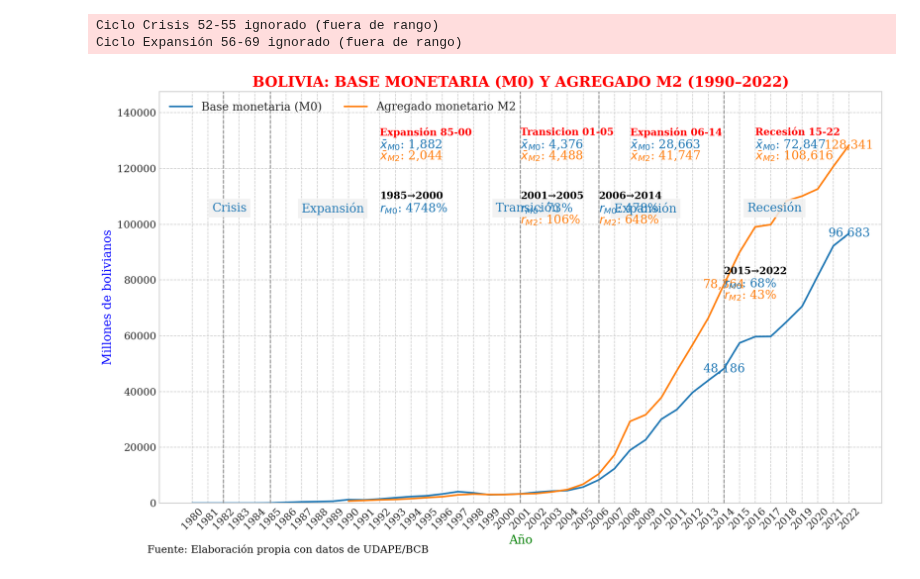
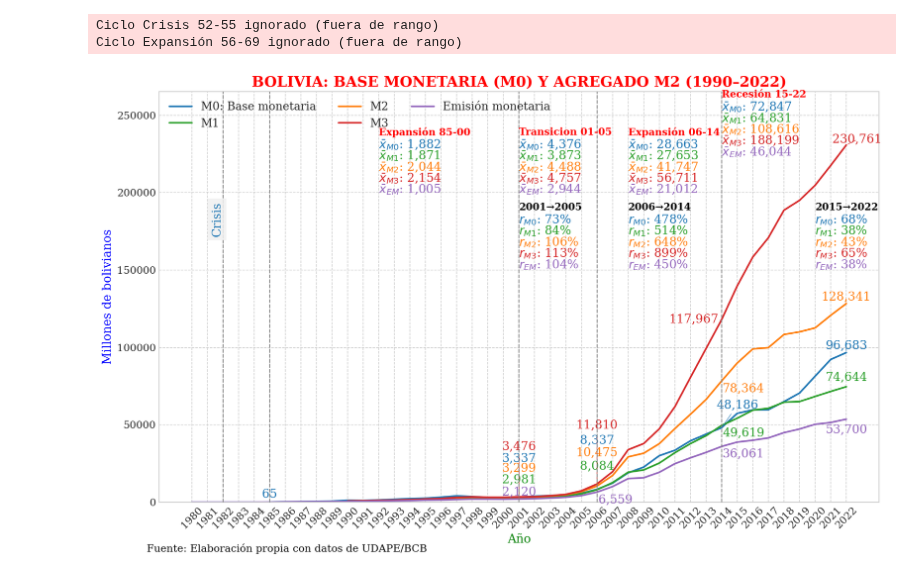
Before and after one commit to navi0369/proyectomacro, a Jupyter notebook: notebooks/tesis/serie_completa/sector_monetario/m0,m2.ipynb, the cells around one changed output. Cells and saved outputs as stored; diff of their text form; code cells hidden in the pictures.

Commit message:
grafica de base monetaria

```diff
--- a/notebooks/tesis/serie_completa/sector_monetario/m0,m2.ipynb
+++ b/notebooks/tesis/serie_completa/sector_monetario/m0,m2.ipynb
@@ -20,7 +20,7 @@ set_style()
 # Carga de datos
 # ─────────────────────────────────────────────────────────────────────
 with sqlite3.connect(str(DB_PATH)) as conn:
-    df = (pd.read_sql('SELECT año, m0, m2 FROM agregados_monetarios', conn)
+    df = (pd.read_sql('SELECT año, m0,m1, m2,m3, emision_monetaria FROM agregados_monetarios', conn)
             .set_index('año')
             .sort_index())/ 1000 # miles → millones
 
@@ -28,21 +28,25 @@ with sqlite3.connect(str(DB_PATH)) as conn:
 # Componentes y columnas
 # ─────────────────────────────────────────────────────────────────────
 componentes = [
-    ('m0', 'Base monetaria (M0)'),
-    ('m2', 'Agregado monetario M2'),
+    ("m0",  "M0: Base monetaria"),
+    ("m1",  "M1"),
+    ("m2",  "M2"),
+    ("m3",  "M3"),
+    ("emision_monetaria", "Emisión monetaria"),
 ]
 cols_componentes = [col for col, _ in componentes]
 
-# Abreviaturas para anotaciones
 abbr_map = {
-    'm0': 'M0',
-    'm2': 'M2',
+    "m0": "M0", "m1": "M1", "m2": "M2",
+    "m3": "M3", "emision_monetaria": "EM",
 }
 
-# Colores (puedes reemplazar por tu paleta en config)
 custom_colors = {
-    'm0': '#1f77b4',
-    'm2': '#ff7f0e',
+    "m0": "#1f77b4",         # azul
+    "m1": "#2ca02c",         # verde
+    "m2": "#ff7f0e",         # naranja
+    "m3": "#d62728",         # rojo
+    "emision_monetaria": "#9467bd",  # morado
 }
 
 # ─────────────────────────────────────────────────────────────────────
@@ -57,40 +61,30 @@ periodos          = adjust_periods(df, periodos_tasas)
 
 # Offsets mínimos para apuntadores de valores (ajusta si se solapan)
 annotation_offsets = {
-    'm0': {1990: (0, 0), 2008: (0, 0), 2014: (0, 0), 2022: (0, 0)},
-    'm2': {1990: (0, 0), 2008: (0, 0), 2014: (0, 0), 2022: (0, 0)},
+    'm0': {1985: (0, 5000), 2001: (0, 25000),2006:(0,31500), 2014: (1, 14500), 2022: (0, 4500)},
+    'm2': {1985: (0, 0), 2001: (0, 18500),2006:(0,21500), 2014: (1.4, -5000), 2022: (0, 4300)},
+    'm1': {1985: (0, 5000), 2001: (0, 11500),2006:(0,15000), 2014: (1.4, -5000), 2022: (0, 6000)},
+    'm3': {1985: (0, 0), 2001: (0, 32500),2006:(0,38000), 2014: (-1.8, 0), 2022: (0.7, 3500)},
+    'emision_monetaria': {2001: (0, 4500),2006:(1.2,-5000), 2014: (1.4, -5000), 2022: (0, -7000)},
 }
 
 hitos_offset = {a: 0.8 for a in hitos_v}
-hitos_text_x = {
-    1952: 1.9,
-    1956: 6,
-    1970: 5,
-    1982: 1.5,
-    1985: 6,
-    2001: 2.5,
-    2006: 5,
-    2014: 5
-}
+
 
 # Posiciones de las medias por ciclo (ajústalas si cambias CYCLES)
 medias_offsets = {
-    "Expansión 56-69":    (1962, 1),
-    "Recesión 70-81":     (1975, 1),
     "Expansión 85-00":    (1992, 1),
     "Transicion 01-05":   (2001, 1),
     "Expansión 06-14":    (2008, 1),
-    "Recesión 15-22":     (2016, 1),
+    "Recesión 15-22":     (2014, 1.1),
 }
 
 # Tasas anotadas por periodo (si no deseas tasas, comenta el bloque de add_period...)
 tasas_offsets = {
-    "1956-1969": (1963, 0.83),
-    "1970-1981": (1976, 0.83),
-    "1985-2000": (1992, 0.83),
-    "2001-2005": (2001, 0.83),
-    "2006-2014": (2006, 0.83),
-    "2015-2022": (2014, 0.63),
+
+    "2001-2005": (2001, 0.8),
+    "2006-2014": (2008, 0.8),
+    "2015-2022": (2020, 0.8),
 }
 
 # ─────────────────────────────────────────────────────────────────────
@@ -107,41 +101,38 @@ fig, ax = init_base_plot(
 )
 
 # Hitos verticales
-add_hitos(ax, df.index, hitos_v, hitos_offset,
-          annotate_labels=('Crisis','Recesión', 'Expansión', 'Transición'),
-          vertical_labels=False,
-          hitos_x_text=hitos_text_x)
+add_hitos(ax, df.index, hitos_v, hitos_offset)
 
 # Medias por ciclo (líneas y etiquetas por ciclo)
 y_max = ax.get_ylim()[1]
 line_spacing = y_max * 0.03
 add_cycle_means_multi(
     ax, cycle_stats, medias_offsets,
     abbr_map, custom_colors,
     line_spacing
 )
 
 # Anotar valores en años clave
 add_year_value_annotations(
     ax, df, annotate_years,
     cols_componentes, annotation_offsets,
     custom_colors, arrow_lw=0.6
 )
 
 # Tasas de crecimiento por periodos (opcional; usa periodos_tasas de config)
 add_period_growth_annotations_multi(
     ax, df, periodos,
     cols_componentes, tasas_offsets,
     custom_colors, abbr_map
 )
 
 # Límite inferior en cero y margen superior
 ax.set_ylim(0, df[cols_componentes].max().max() * 1.15)
 
 # Guardado y despliegue
 plt.savefig(os.path.join(output_dir, "m0_m2.png"), dpi=300, bbox_inches="tight")
 plt.show()
 # %% [output]
 Ciclo Crisis 52-55 ignorado (fuera de rango)
 Ciclo Expansión 56-69 ignorado (fuera de rango)
-[figure, old version]
+[figure, new version]
```
Also changed, not shown: 1 other file.
